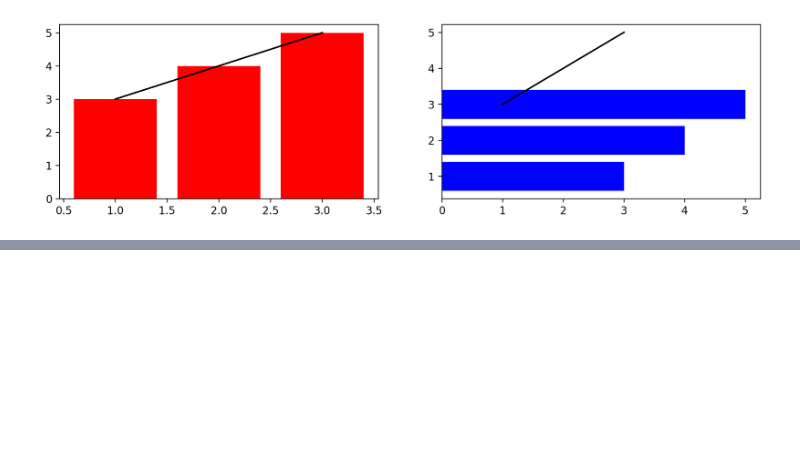
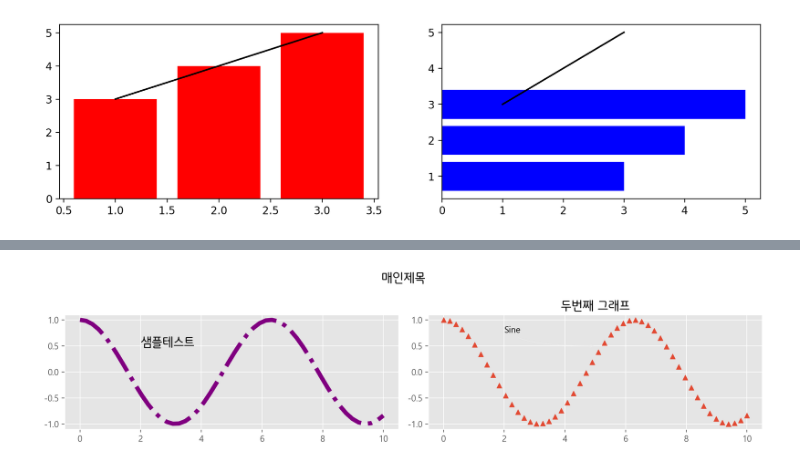
Before and after one commit to zardness/Sang, a Jupyter notebook: source/01_python/EX_0721.ipynb, the cells around one changed output, grey strips where cells are left out. Drawn from its saved outputs; the diff is of its cells as text; code cells hidden in the pictures; blank space fills up the shorter version.

```diff
--- a/source/01_python/EX_0721.ipynb
+++ b/source/01_python/EX_0721.ipynb
@@ -140,0 +179,19 @@ axes[1].plot(x,y,'k')
+# %%
+x = np.linspace(0,10)
+y = np.cos(x)
+fig,axes = plt.subplots(1,2,figsize=(12,3))
+axes[0].plot(x,y,linewidth=5,linestyle='-.',color='purple')
+axes[0].text(2,0.5,
+            '샘플테스트',
+            font_properties=font_prop,fontsize=15)
+axes[1].scatter(x,y,marker='^')
+axes[1].annotate('Sine',xytext=(2,0.75),
+                xy=(5,0.5),
+                arrowprops=dict(arrowstyle='->',
+                               connectionstyle='angle3'))
+axes[1].set_title('두번째 그래프',font_properties=font_prop,fontsize=15)
+plt.suptitle('매인제목',font_properties=font_prop,fontsize=15)
+plt.tight_layout()
+plt.show()
+# %% [output]
+[figure, added]
```
Also changed, not shown: parts of 6 cells of this notebook, 1 other file.
